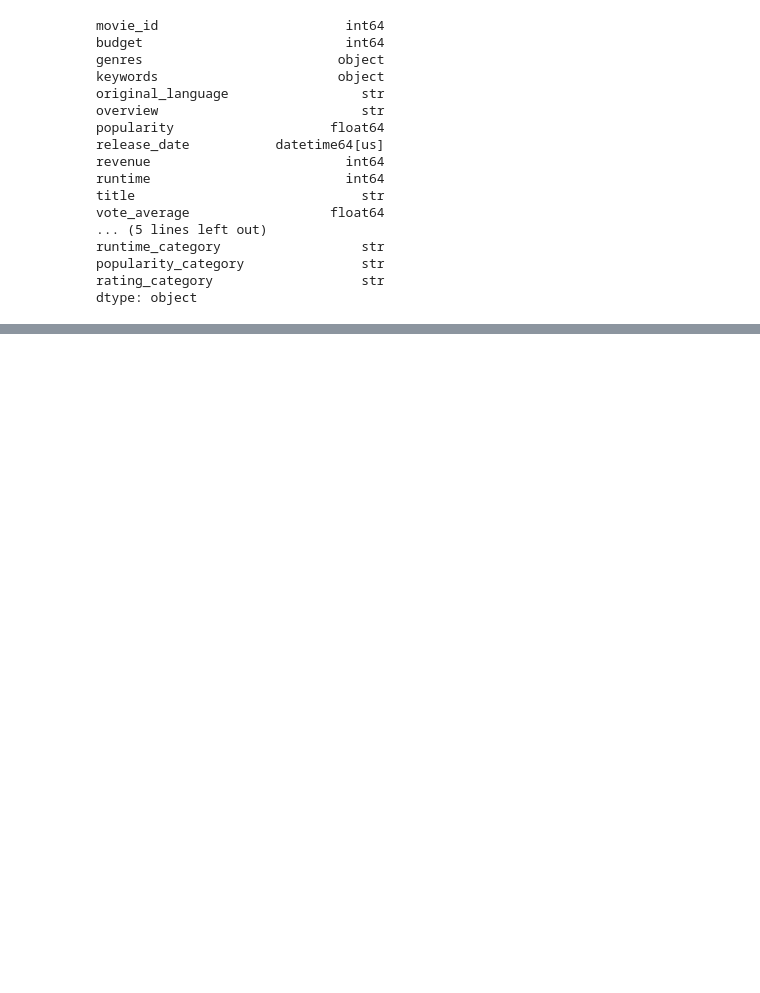
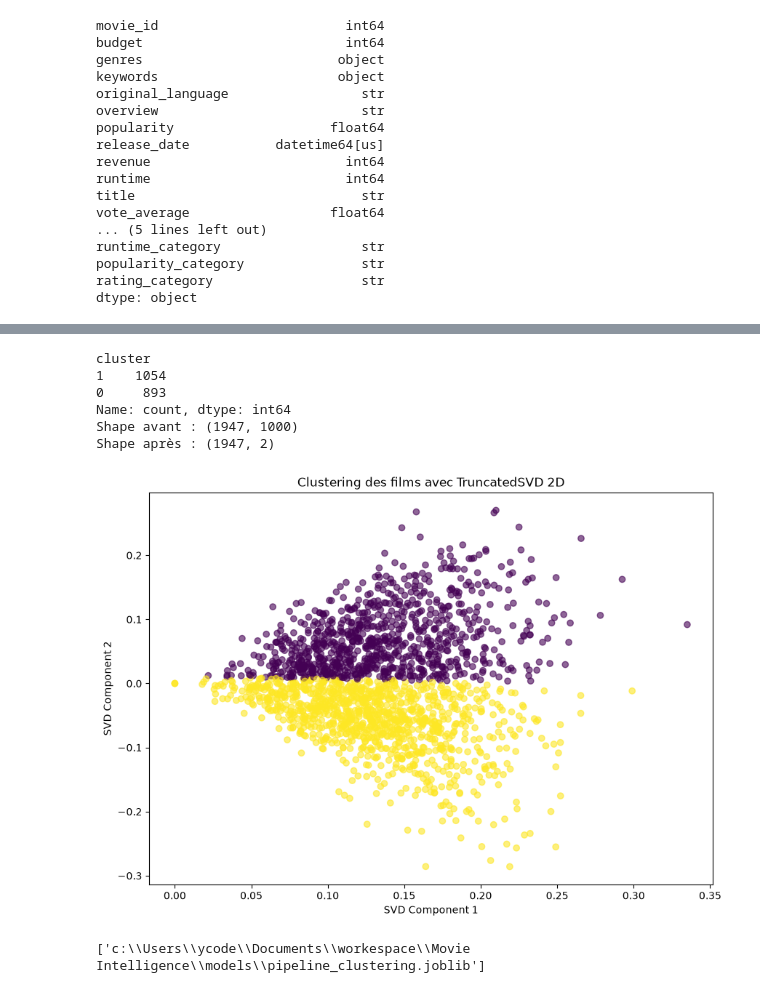
Before and after one commit to Lahmar22/Movie-Intelligence, a Jupyter notebook: dashboard/visualisation.ipynb, the cells around one changed output, grey strips where cells are left out. Saved outputs shown, nothing was run; the diff lists cells and outputs as text; code cells hidden in the pictures; blank space fills up the shorter version.

Commit message:
feat : updated the code for train models and save best model

```diff
--- a/dashboard/visualisation.ipynb
+++ b/dashboard/visualisation.ipynb
@@ -328,11 +328,12 @@ def clean_text(text):
 df["overview_clean"] = df["overview"].apply(clean_text)
 
 vectorizer = TfidfVectorizer(
-    stop_words='english',
+    stop_words="english",
     ngram_range=(1, 2),
     min_df=2,
     max_df=0.9,
-    max_features=1000
+    max_features=1000,
+    sublinear_tf=True
 )
 
 X_tfidf = vectorizer.fit_transform(df["overview_clean"])
@@ -535,0 +859,68 @@ Confusion Matrix:
+# %%
+from sklearn.decomposition import TruncatedSVD
+from sklearn.cluster import KMeans
+
+svd = TruncatedSVD(
+    n_components=2,
+    random_state=42
+)
+
+X_svd = svd.fit_transform(X_tfidf)
+
+kmeans = KMeans(
+    n_clusters=2,
+    random_state=42,
+    n_init=20
+)
+
+labels = kmeans.fit_predict(X_svd)
+
+df["cluster"] = labels
+
+print(df["cluster"].value_counts())
+
+print("Shape avant :", X_tfidf.shape)
+print("Shape après :", X_svd.shape)
+
+
+plt.figure(figsize=(10, 7))
+
+plt.scatter(
+    X_svd[:, 0],
+    X_svd[:, 1],
+    c=labels,
+    alpha=0.6
+)
+
+plt.xlabel("SVD Component 1")
+plt.ylabel("SVD Component 2")
+plt.title("Clustering des films avec TruncatedSVD 2D")
+
+plt.show()
+# %% [output]
+cluster
+1    1054
+0     893
+Name: count, dtype: int64
+Shape avant : (1947, 1000)
+Shape après : (1947, 2)
+[figure, added]
+# %%
+pipeline = Pipeline([
+    ("tfidf", TfidfVectorizer()),
+    ("svd", TruncatedSVD(n_components=2, random_state=42)),
+    ("kmeans", KMeans(n_clusters=2, random_state=42, n_init=20)),
+])
+
+labels = pipeline.fit_predict(df["overview_clean"])
+
+PROJECT_ROOT = Path.cwd().parent
+
+MODEL_DIR = PROJECT_ROOT / "models"
+MODEL_DIR.mkdir(exist_ok=True)
+
+MODEL_PATH = MODEL_DIR / "pipeline_clustering.joblib"
+
+joblib.dump(pipeline, MODEL_PATH)
+# %% [output]
+['c:\\Users\\ycode\\Documents\\workespace\\Movie Intelligence\\models\\pipeline_clustering.joblib']
```
Also changed, not shown: parts of 8 cells of this notebook, 6 other files.
